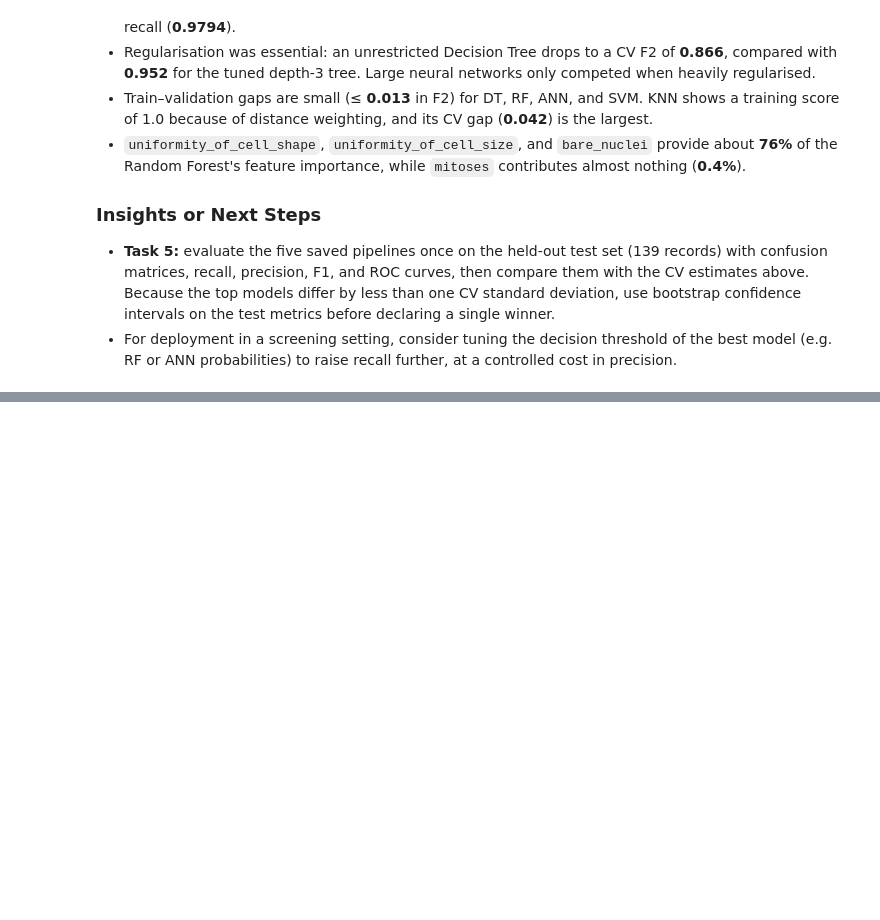
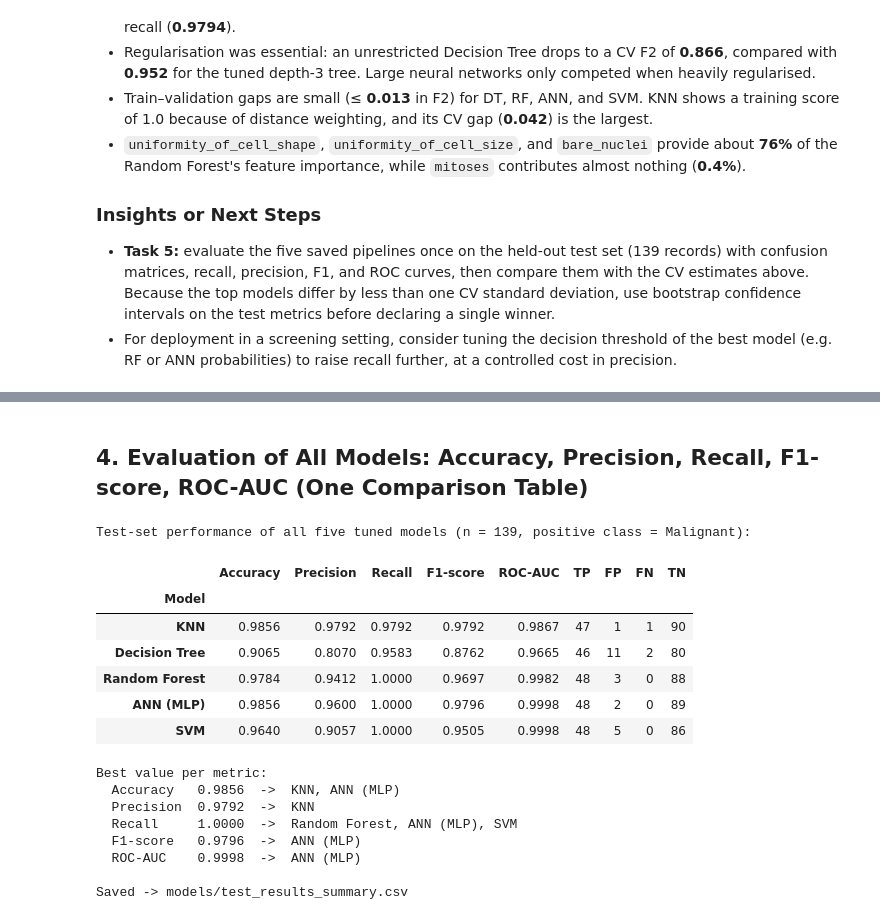
Before and after one commit to M7moudeGalal/Breast-Cancer-Wisconsin, a Jupyter notebook: wisconsin_breast_cancer.ipynb, the cells around one changed output, grey strips where cells are left out. Cells and saved outputs as stored; diff of their text form; code cells hidden in the pictures; blank space fills up the shorter version.

```diff
--- a/wisconsin_breast_cancer.ipynb
+++ b/wisconsin_breast_cancer.ipynb
@@ -2153,0 +2238,51 @@ Test set (n = 139) used anywhere during preprocessing, tuning, or model selectio
+# %% [markdown]
+## 4. Evaluation of All Models: Accuracy, Precision, Recall, F1-score, ROC-AUC (One Comparison Table)
+# %%
+# Predict once on the untouched test set and compute every required metric (malignant = positive class)
+preds, scores, rows = {}, {}, []
+for name, model in models.items():
+    preds[name] = model.predict(X_eval)
+    scores[name] = get_scores(model, X_eval)
+    tn, fp, fn, tp = confusion_matrix(y_eval, preds[name], labels=[0, 1]).ravel()
+    rows.append({
+        "Model": name,
+        "Accuracy": accuracy_score(y_eval, preds[name]),
+        "Precision": precision_score(y_eval, preds[name], pos_label=POSITIVE_CLASS, zero_division=0),
+        "Recall": recall_score(y_eval, preds[name], pos_label=POSITIVE_CLASS),
+        "F1-score": f1_score(y_eval, preds[name], pos_label=POSITIVE_CLASS),
+        "ROC-AUC": roc_auc_score(y_eval, scores[name]),
+        "TP": tp, "FP": fp, "FN": fn, "TN": tn,
+    })
+
+results = pd.DataFrame(rows).set_index("Model")
+METRIC_COLS = ["Accuracy", "Precision", "Recall", "F1-score", "ROC-AUC"]
+
+print("Test-set performance of all five tuned models (n = 139, positive class = Malignant):\n")
+display(results.round(4))
+
+print("\nBest value per metric:")
+for m in METRIC_COLS:
+    best = results[m].max()
+    winners = ", ".join(results.index[results[m] == best])
+    print(f"  {m:<10} {best:.4f}  ->  {winners}")
+
+os.makedirs("models", exist_ok=True)
+results.round(6).to_csv(os.path.join("models", "test_results_summary.csv"))
+print("\nSaved -> models/test_results_summary.csv")
+# %% [output]
+Test-set performance of all five tuned models (n = 139, positive class = Malignant):
+|  | Accuracy | Precision | Recall | F1-score | ROC-AUC | TP | FP | FN | TN |
+| Model |  |  |  |  |  |  |  |  |  |
+| KNN | 0.9856 | 0.9792 | 0.9792 | 0.9792 | 0.9867 | 47 | 1 | 1 | 90 |
+| Decision Tree | 0.9065 | 0.8070 | 0.9583 | 0.8762 | 0.9665 | 46 | 11 | 2 | 80 |
+| Random Forest | 0.9784 | 0.9412 | 1.0000 | 0.9697 | 0.9982 | 48 | 3 | 0 | 88 |
+| ANN (MLP) | 0.9856 | 0.9600 | 1.0000 | 0.9796 | 0.9998 | 48 | 2 | 0 | 89 |
+| SVM | 0.9640 | 0.9057 | 1.0000 | 0.9505 | 0.9998 | 48 | 5 | 0 | 86 |
+Best value per metric:
+  Accuracy   0.9856  ->  KNN, ANN (MLP)
+  Precision  0.9792  ->  KNN
+  Recall     1.0000  ->  Random Forest, ANN (MLP), SVM
+  F1-score   0.9796  ->  ANN (MLP)
+  ROC-AUC    0.9998  ->  ANN (MLP)
+
+Saved -> models/test_results_summary.csv
```
Also changed, not shown: parts of 20 cells of this notebook, 1 other file.
